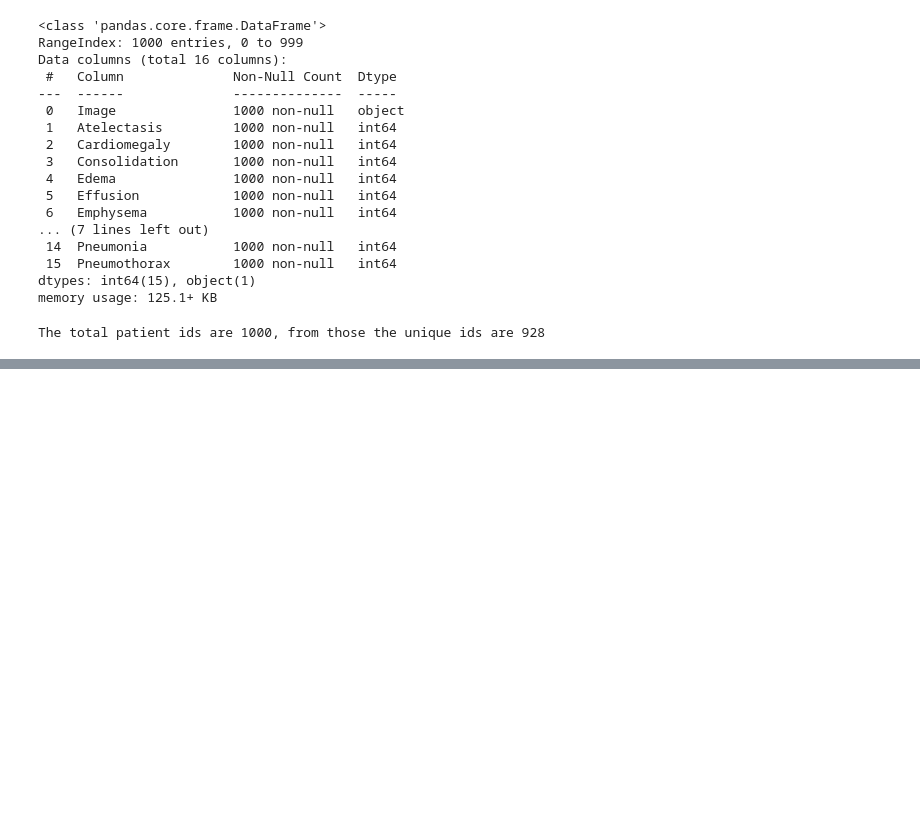
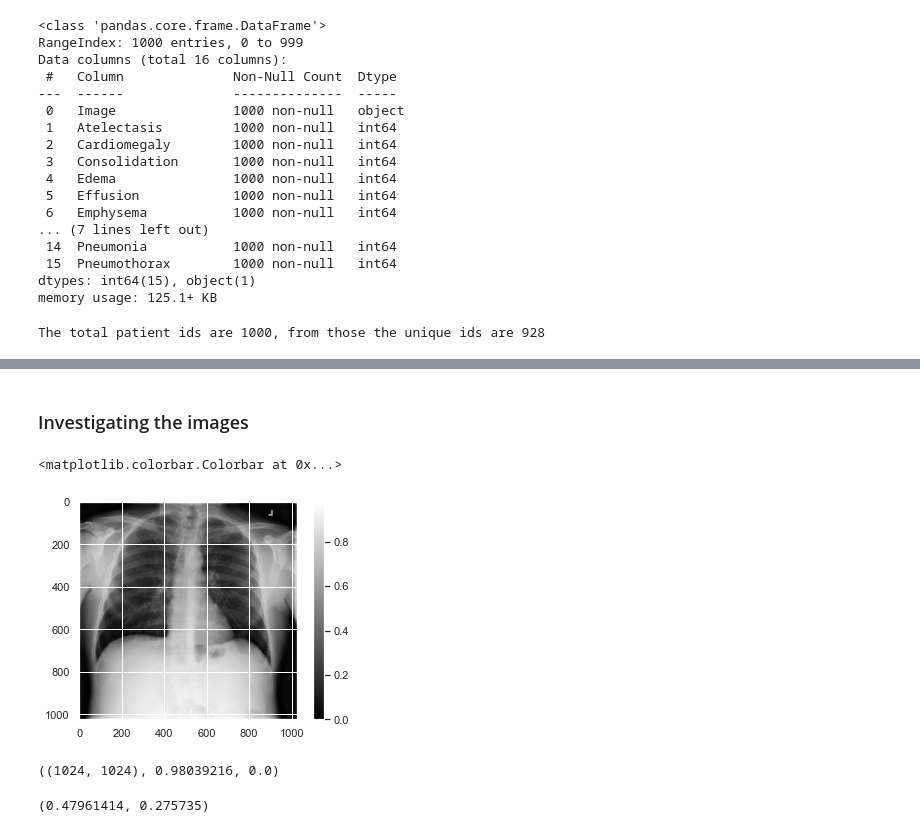
Before and after one commit to siripragadashashank/AI_Medicine_Specialization, a Jupyter notebook: AI_For_Medical_Diagnosis/Week1/Week 1 Practice.ipynb, the cells around one changed output, grey strips where cells are left out. Saved outputs shown, nothing was run; the diff lists cells and outputs as text; code cells hidden in the pictures; blank space fills up the shorter version.

```diff
--- a/AI_For_Medical_Diagnosis/Week1/Week 1 Practice.ipynb
+++ b/AI_For_Medical_Diagnosis/Week1/Week 1 Practice.ipynb
@@ -51,0 +109,17 @@ The total patient ids are 1000, from those the unique ids are 928
+# %% [markdown]
+### Investigating the images
+# %%
+img = plt.imread(image_dir+train_df['Image'][0])
+plt.imshow(img, cmap='gray')
+plt.colorbar()
+# %% [output]
+<matplotlib.colorbar.Colorbar at 0x...>
+[figure, added]
+# %%
+img.shape, img.max(), img.min()
+# %% [output]
+((1024, 1024), 0.98039216, 0.0)
+# %%
+img.mean(), img.std()
+# %% [output]
+(0.47961414, 0.275735)
```
Also changed, not shown: parts of 11 cells of this notebook.
